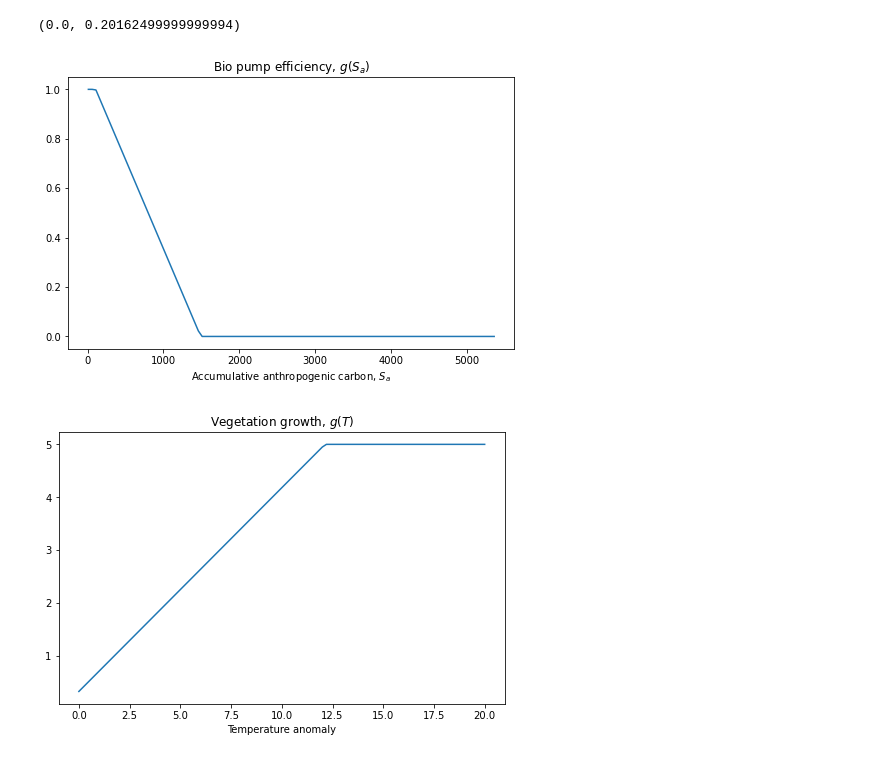
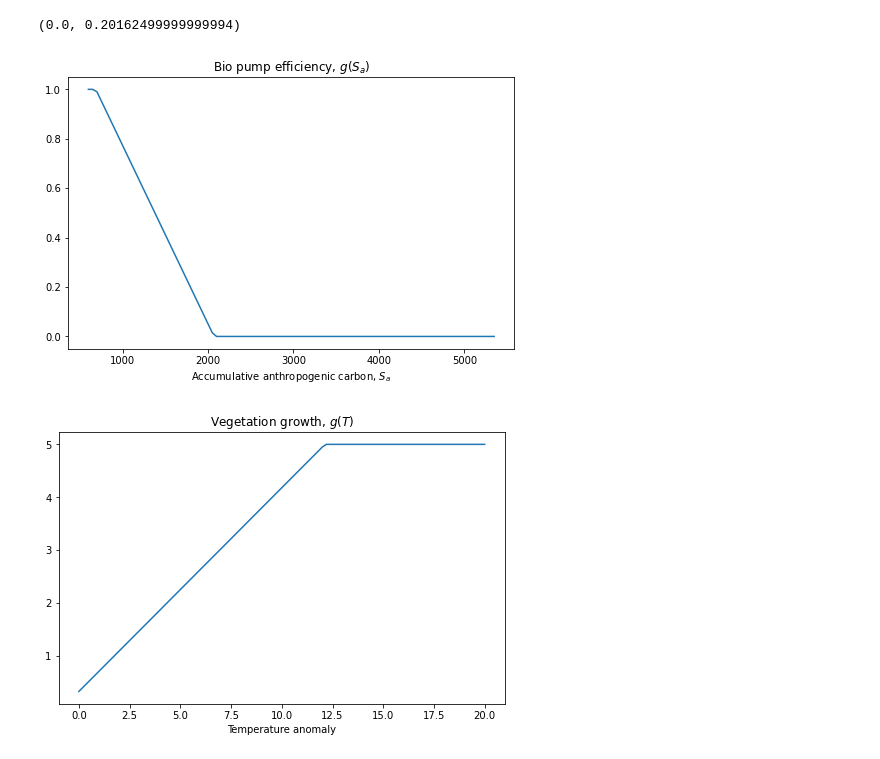
Before and after one commit to binchengecon/TwoCapital, a Jupyter notebook: nonlinearCarbon/HJB_3D.ipynb, the cells around one changed output. Drawn from its saved outputs; the diff is of its cells as text; code cells hidden in the pictures.

```diff
--- a/nonlinearCarbon/HJB_3D.ipynb
+++ b/nonlinearCarbon/HJB_3D.ipynb
@@ -220,7 +220,7 @@ hC     = 10
 C_grid = np.arange(C_min, C_max + hC, hC)
 
 # F, Sa in the notes, accumulative anthropogenic carbon, in gigaton
-F_min = 10 # 10. avaoid
+F_min = 600. # 10. avaoid
 F_max = 5325. # 2500 x2.13 gm # # on hold -> 4000 / 2.13 ppm
 hF = 50.
 F_grid = np.arange(F_min, F_max + hF, hF)
@@ -259,13 +259,13 @@ frac_sea_ice.min(), frac_sea_ice.max()
 [figure]
 (0.0, 0.20162499999999994)
 # %%
-bio_pump_efficiency = biopump(F_grid)
+bio_pump_efficiency = biopump(F_grid - 580)
 plt.plot(F_grid, bio_pump_efficiency)
 plt.xlabel("Accumulative anthropogenic carbon, $S_a$")
 plt.title("Bio pump efficiency, $g(S_a)$")
 plt.show()
 # %% [output]
-[figure, old version]
+[figure, new version]
 # %%
 vege_growth = veggrowth(To + T_grid)
 
```
Also changed, not shown: parts of 13 cells of this notebook.
